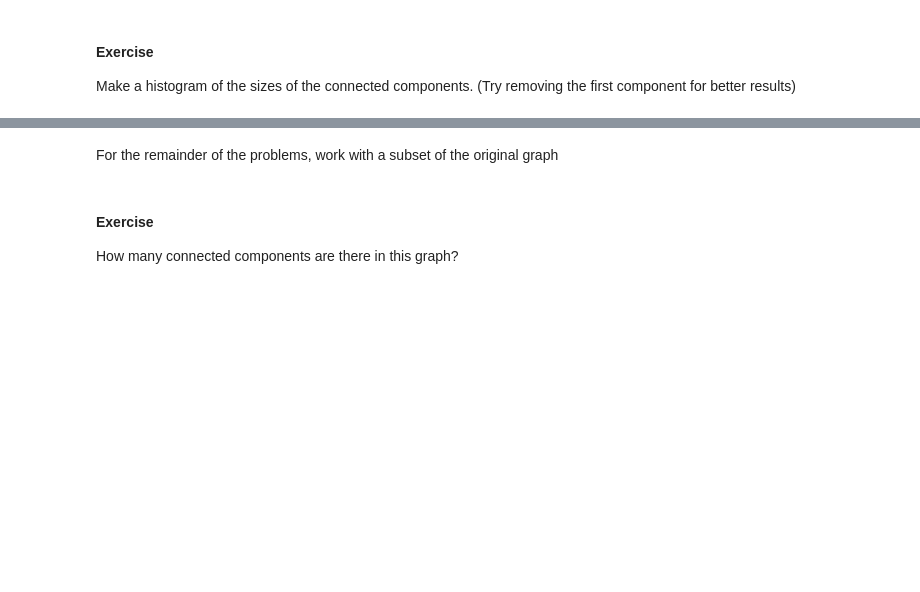
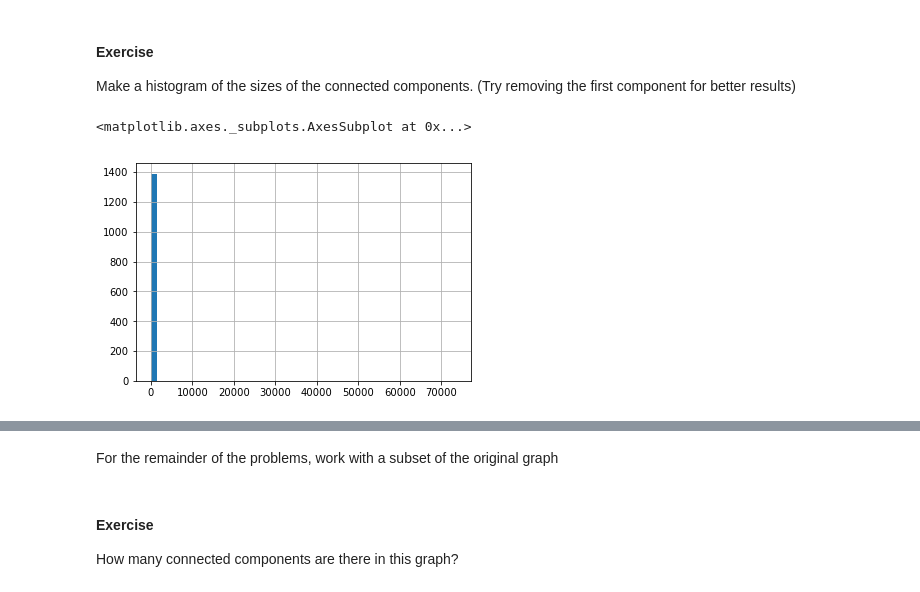
Before and after one commit to nwchen24/Machine_learning_coursework, a Jupyter notebook: Week12/graphs.ipynb, the cells around one changed output, grey strips where cells are left out. Cells and saved outputs as stored; diff of their text form; code cells hidden in the pictures; blank space fills up the shorter version.

```diff
--- a/Week12/graphs.ipynb
+++ b/Week12/graphs.ipynb
@@ -130,3 +150,14 @@ How many connected components are there?
 #### Exercise
 
 Make a histogram of the sizes of the connected components. (Try removing the first component for better results)
+# %%
+components = nx.connected_components(G)
+
+sizes = []
+for comp in components:
+    sizes.append(len(comp))
+
+pd.Series(sizes).hist(bins=50)
+# %% [output]
+<matplotlib.axes._subplots.AxesSubplot at 0x...>
+[figure, added]
```
Also changed, not shown: parts of 4 cells of this notebook.
